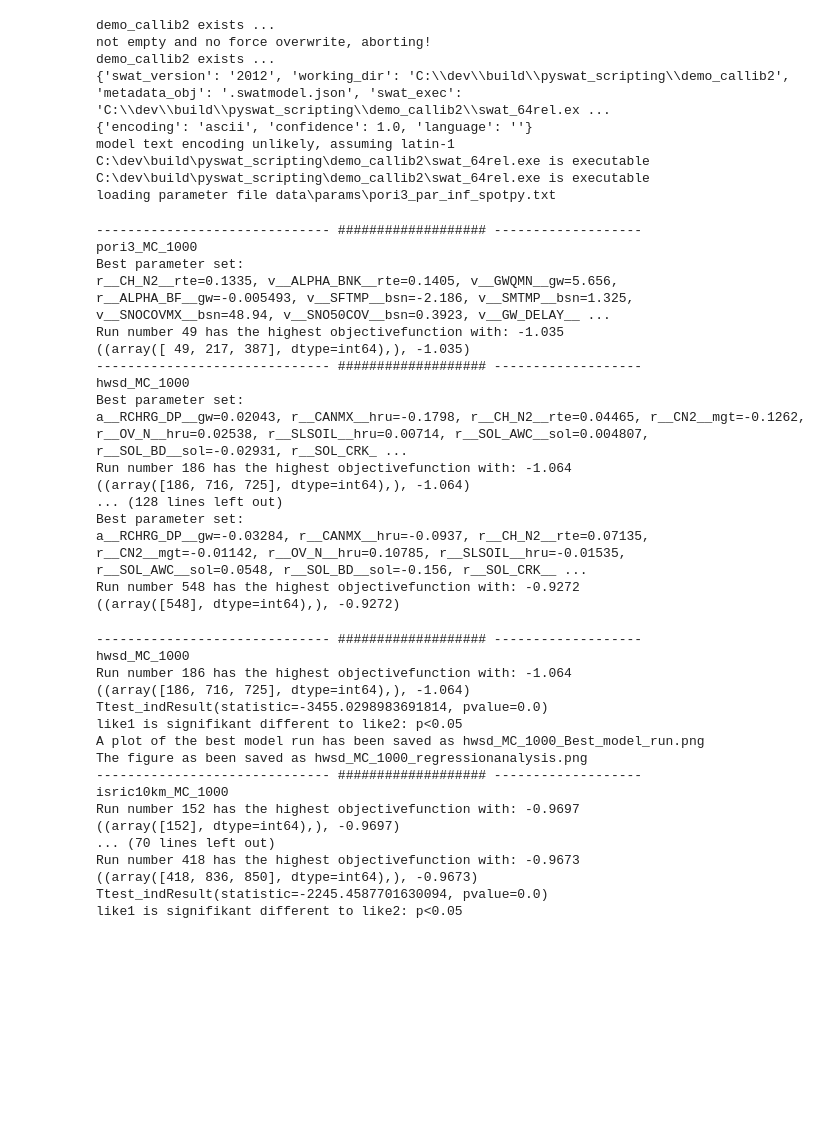
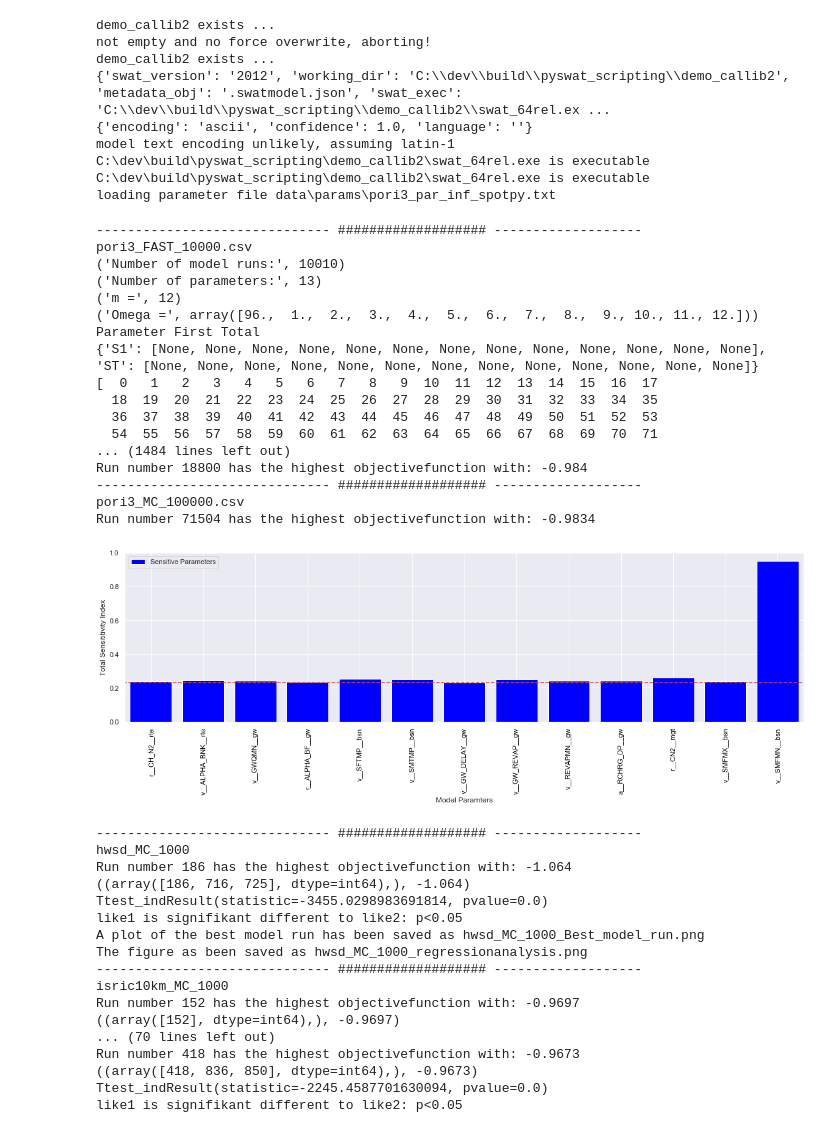
Before and after one commit to allixender/swatpy, a Jupyter notebook: analyse_results.ipynb, the cells around one changed output. Saved outputs shown, nothing was run; the diff lists cells and outputs as text; code cells hidden in the pictures; blank space fills up the shorter version.

```diff
--- a/analyse_results.ipynb
+++ b/analyse_results.ipynb
@@ -310,40 +334,59 @@ loading parameter file data\params\pori3_par_inf_spotpy.txt
 # %%
 counter=0
 for db in result_names:
-    print("------------------------------ ################### -------------------")
-    print(result_names[counter])
-    best_params = spotpy.analyser.get_best_parameterset(results[counter])
-    max_idx = spotpy.analyser.get_maxlikeindex(results[counter])
-    print(f"{max_idx}")
+    if db.split('_')[1] in ['FAST']:
 
-    evaluation = obs_masked
 
-    # post = spotpy.analyser.get_posterior(results[counter], percentage=10)
-    # perc = spotpy.analyser.get_percentiles(results[counter])
+        print("------------------------------ ################### -------------------")
+        print(result_names[counter])
 
-    # spotpy.analyser.plot_parameter_uncertainty(post, evaluation, fig_name = f"{result_names[counter]}_Posterior_parameter_uncertainty.png")
-    # spotpy.analyser.plot_objectivefunction(results[counter], evaluation, limit=None, sort = True, fig_name = f"{result_names[counter]}_objective_function.png")
-    # spotpy.analyser.plot_parametertrace(results[counter], parameternames=['v__SFTMP__bsn', 'v__SMFMN__bsn', 'v__SMFMX__bsn', 'v__SMTMP__bsn', 'v__SNO50COV__bsn', 'v__SNOCOVMX__bsn'], fig_name = f"{result_names[counter]}_Parameter_trace.png")
+        fst = spotpy.analyser.get_sensitivity_of_fast(results[counter])
+
+        print(f"{fst.keys()}")
+        print(f"{fst}")
+
+        # number_of_sensitiv_pars=10
+        spotpy.analyser.plot_fast_sensitivity(results[counter],number_of_sensitiv_pars=13)
+
+    elif db.replace('.csv', '').split('_')[2] in ['100000']:
+
+        print("------------------------------ ################### -------------------")
+        print(result_names[counter])
+
+        max_idx = spotpy.analyser.get_maxlikeindex(results[counter])
+
+        if max_idx[1] > 0:
+            best_params = spotpy.analyser.get_best_parameterset(results[counter])
+
+            evaluation = obs_masked
+
+            # post = spotpy.analyser.get_posterior(results[counter], percentage=10)
+            # perc = spotpy.analyser.get_percentiles(results[counter])
+
+            # spotpy.analyser.plot_parameter_uncertainty(post, evaluation, fig_name = f"{result_names[counter]}_Posterior_parameter_uncertainty.png")
+            # spotpy.analyser.plot_objectivefunction(results[counter], evaluation, limit=None, sort = True, fig_name = f"{result_names[counter]}_objective_function.png")
+            # spotpy.analyser.plot_parametertrace(results[counter], parameternames=['v__SFTMP__bsn', 'v__SMFMN__bsn', 'v__SMFMX__bsn', 'v__SMTMP__bsn', 'v__SNO50COV__bsn', 'v__SNOCOVMX__bsn'], fig_name = f"{result_names[counter]}_Parameter_trace.png")
 
     counter+=1
 # %% [output]
 ------------------------------ ################### -------------------
-pori3_MC_1000
-Best parameter set:
-r__CH_N2__rte=0.1335, v__ALPHA_BNK__rte=0.1405, v__GWQMN__gw=5.656, r__ALPHA_BF__gw=-0.005493, v__SFTMP__bsn=-2.186, v__SMTMP__bsn=1.325, v__SNOCOVMX__bsn=48.94, v__SNO50COV__bsn=0.3923, v__GW_DELAY__ ...
-Run number 49 has the highest objectivefunction with: -1.035
-((array([ 49, 217, 387], dtype=int64),), -1.035)
+pori3_FAST_10000.csv
+('Number of model runs:', 10010)
+('Number of parameters:', 13)
+('m =', 12)
+('Omega =', array([96.,  1.,  2.,  3.,  4.,  5.,  6.,  7.,  8.,  9., 10., 11., 12.]))
+Parameter First Total
+{'S1': [None, None, None, None, None, None, None, None, None, None, None, None, None], 'ST': [None, None, None, None, None, None, None, None, None, None, None, None, None]}
+[  0   1   2   3   4   5   6   7   8   9  10  11  12  13  14  15  16  17
+  18  19  20  21  22  23  24  25  26  27  28  29  30  31  32  33  34  35
+  36  37  38  39  40  41  42  43  44  45  46  47  48  49  50  51  52  53
+  54  55  56  57  58  59  60  61  62  63  64  65  66  67  68  69  70  71
+... (1484 lines left out)
+Run number 18800 has the highest objectivefunction with: -0.984
 ------------------------------ ################### -------------------
-hwsd_MC_1000
-Best parameter set:
-a__RCHRG_DP__gw=0.02043, r__CANMX__hru=-0.1798, r__CH_N2__rte=0.04465, r__CN2__mgt=-0.1262, r__OV_N__hru=0.02538, r__SLSOIL__hru=0.00714, r__SOL_AWC__sol=0.004807, r__SOL_BD__sol=-0.02931, r__SOL_CRK_ ...
-Run number 186 has the highest objectivefunction with: -1.064
-((array([186, 716, 725], dtype=int64),), -1.064)
-... (128 lines left out)
-Best parameter set:
-a__RCHRG_DP__gw=-0.03284, r__CANMX__hru=-0.0937, r__CH_N2__rte=0.07135, r__CN2__mgt=-0.01142, r__OV_N__hru=0.10785, r__SLSOIL__hru=-0.01535, r__SOL_AWC__sol=0.0548, r__SOL_BD__sol=-0.156, r__SOL_CRK__ ...
-Run number 548 has the highest objectivefunction with: -0.9272
-((array([548], dtype=int64),), -0.9272)
+pori3_MC_100000.csv
+Run number 71504 has the highest objectivefunction with: -0.9834
+[figure, added]
 # %%
 counter=0
 for db in result_names:
```
Also changed, not shown: parts of 2 cells of this notebook, 1 other file.
